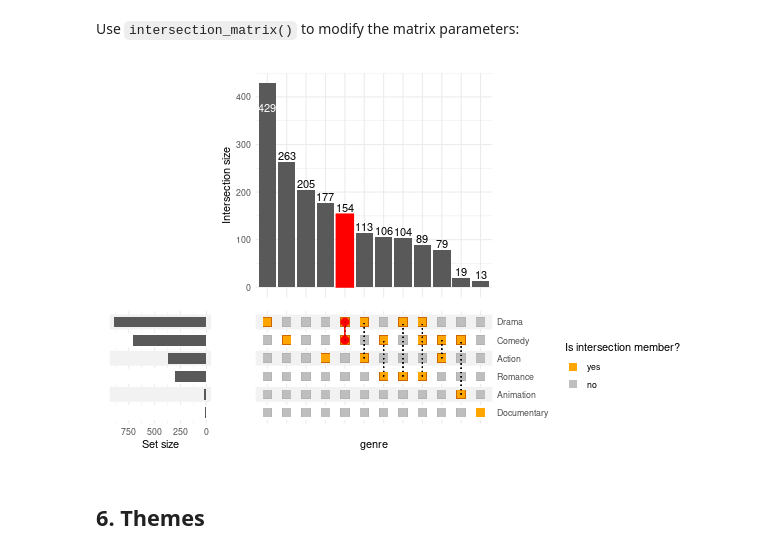
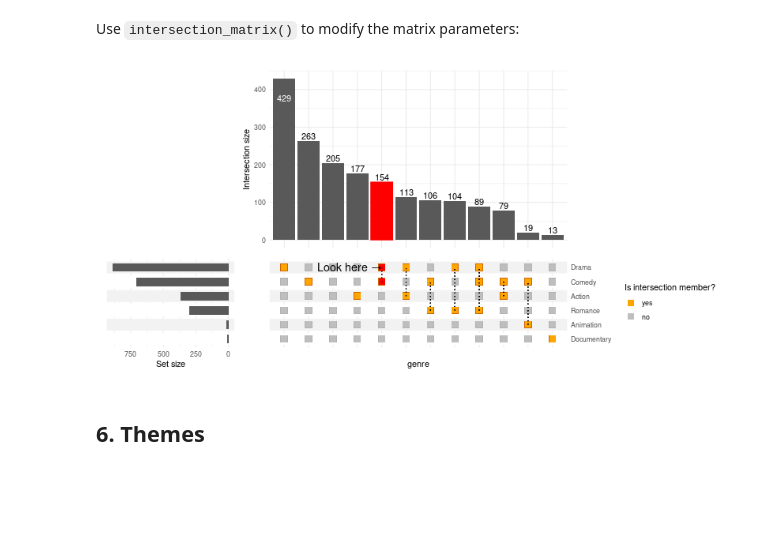
Before and after one commit to krassowski/complex-upset, a Jupyter notebook: vignettes/Examples.ipynb, the cells around one changed output. Drawn from its saved outputs; the diff is of its cells as text; code cells hidden in the pictures; blank space fills up the shorter version.

```diff
--- a/vignettes/Examples.ipynb
+++ b/vignettes/Examples.ipynb
@@ -694,7 +695,7 @@ Use `ggsave('upset.png', bg="transparent")` when exporting to PNG.
 # %% [markdown]
 Use `intersection_matrix()` to modify the matrix parameters:
 # %%
-%%R -w 600 -h 400
+%%R -w 800 -h 400
 upset(
     movies, genres, name='genre', min_size=10,
     matrix=(
@@ -704,34 +705,42 @@ upset(
                 size=3.5
             ),
             segment=geom_segment(
                 linetype='dotted'
             ),
             outline_color=list(
                 active='darkorange3',
                 inactive='grey70'
             )
         )
         + scale_color_manual(
             values=c('TRUE'='orange', 'FALSE'='grey'),
             labels=c('TRUE'='yes', 'FALSE'='no'),
             breaks=c('TRUE', 'FALSE'),
             name='Is intersection member?'
         )
         + scale_y_discrete(
             position='right'
         )
+        + annotate(
+            geom='text',
+            label='Look here →',
+            x='Comedy-Drama',
+            y='Drama',
+            size=5,
+            hjust=1
+        )
     ),
     queries=list(
         upset_query(
             intersect=c('Drama', 'Comedy'),
             color='red',
             fill='red',
             only_components=c('intersections_matrix', 'Intersection size')
         )
     )
 )
 # %% [output]
-[figure, old version]
+[figure, new version]
 # %% [markdown]
 ## 6. Themes
 # %% [markdown]
```
Also changed, not shown: parts of 3 cells of this notebook, 5 other files.
